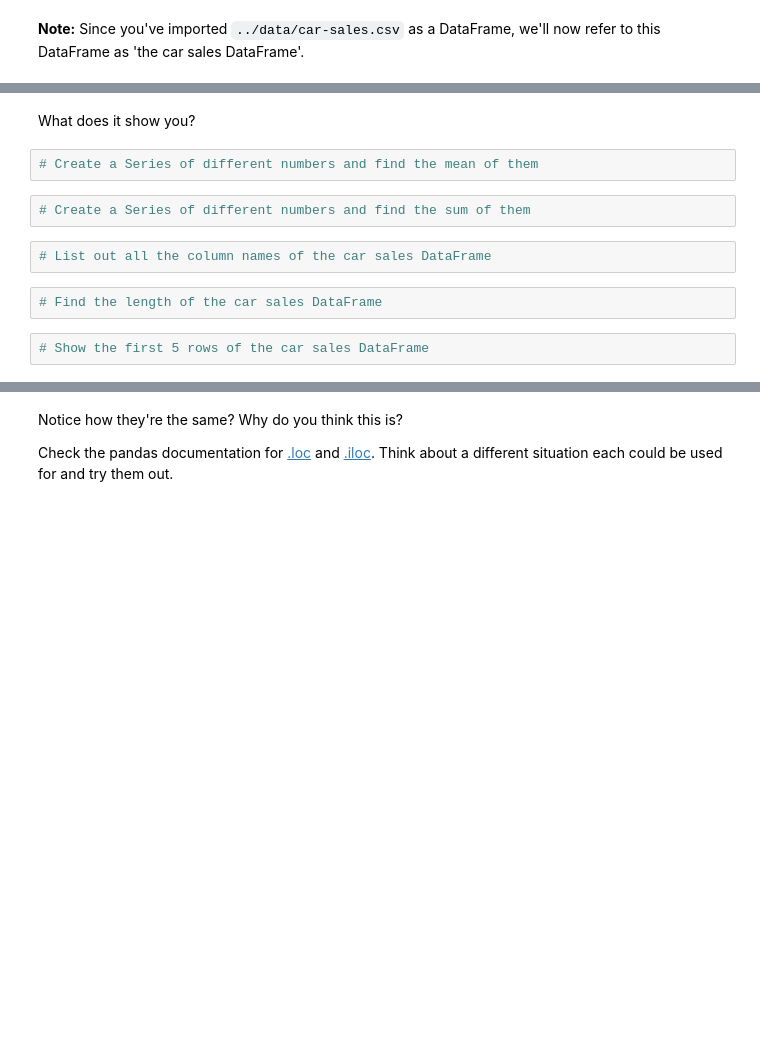
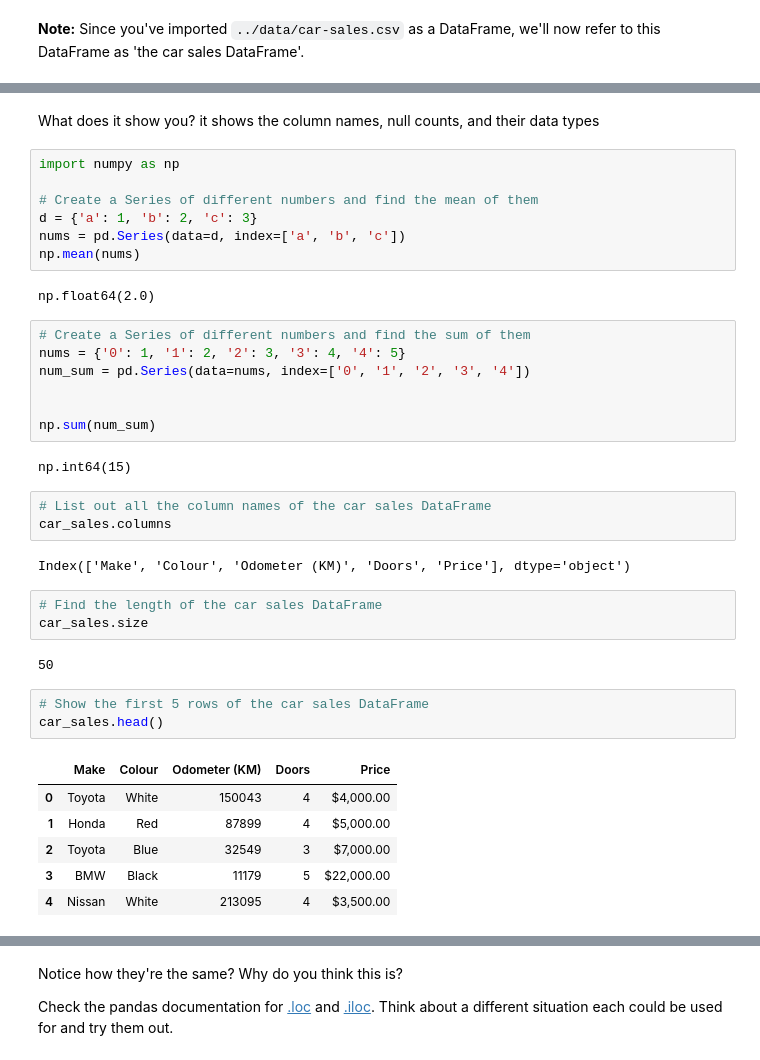
Before and after one commit to Bibek2003-sketch/AuctoBid, a Jupyter notebook: section-2-data-science-and-ml-tools/pandas-exercises.ipynb, the cells around one changed output, grey strips where cells are left out. Saved outputs shown, nothing was run; the diff lists cells and outputs as text; blank space fills up the shorter version.

```diff
--- a/section-2-data-science-and-ml-tools/pandas-exercises.ipynb
+++ b/section-2-data-science-and-ml-tools/pandas-exercises.ipynb
@@ -55,14 +96,43 @@ FileNotFoundError: [Errno 2] No such file or directory: '../data/car-sales.csv'
 # %% [markdown]
 What does it show you?
+it shows the column names, null counts, and their data types
 # %%
+import numpy as np
+
 # Create a Series of different numbers and find the mean of them
+d = {'a': 1, 'b': 2, 'c': 3}
+nums = pd.Series(data=d, index=['a', 'b', 'c'])
+np.mean(nums)
+# %% [output]
+np.float64(2.0)
 # %%
 # Create a Series of different numbers and find the sum of them
+nums = {'0': 1, '1': 2, '2': 3, '3': 4, '4': 5}
+num_sum = pd.Series(data=nums, index=['0', '1', '2', '3', '4'])
+
+
+np.sum(num_sum)
+# %% [output]
+np.int64(15)
 # %%
 # List out all the column names of the car sales DataFrame
+car_sales.columns
+# %% [output]
+Index(['Make', 'Colour', 'Odometer (KM)', 'Doors', 'Price'], dtype='object')
 # %%
 # Find the length of the car sales DataFrame
+car_sales.size
+# %% [output]
+50
 # %%
 # Show the first 5 rows of the car sales DataFrame
+car_sales.head()
+# %% [output]
+|  | Make | Colour | Odometer (KM) | Doors | Price |
+| 0 | Toyota | White | 150043 | 4 | $4,000.00 |
+| 1 | Honda | Red | 87899 | 4 | $5,000.00 |
+| 2 | Toyota | Blue | 32549 | 3 | $7,000.00 |
+| 3 | BMW | Black | 11179 | 5 | $22,000.00 |
+| 4 | Nissan | White | 213095 | 4 | $3,500.00 |
 # %%
 # Show the first 7 rows of the car sales DataFrame
```
Also changed, not shown: parts of 13 cells of this notebook.
